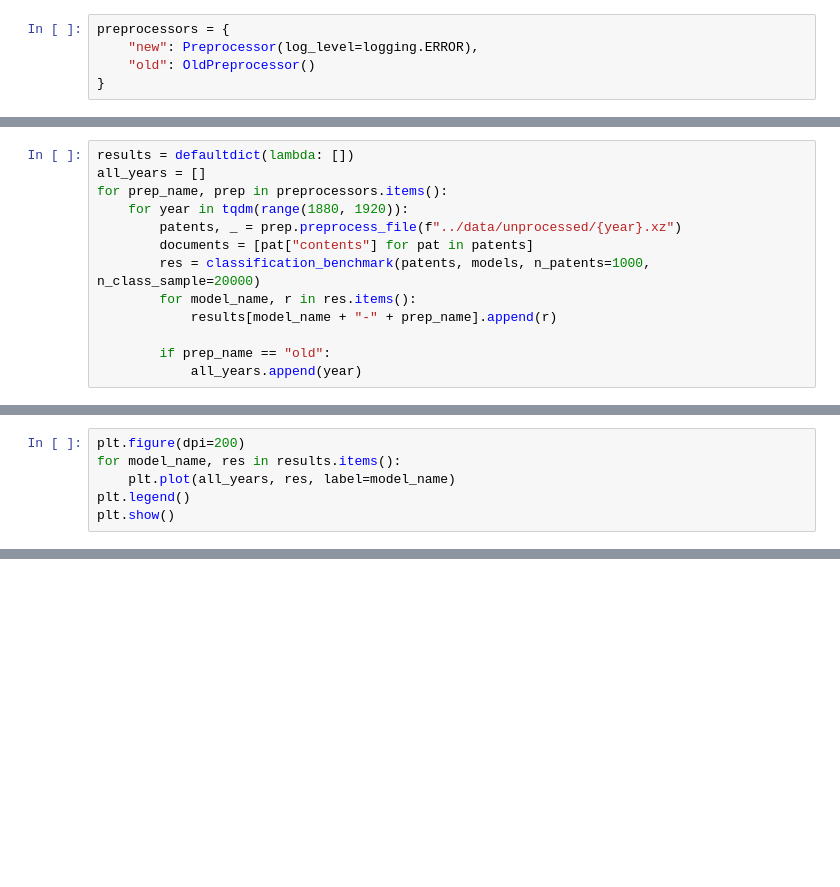
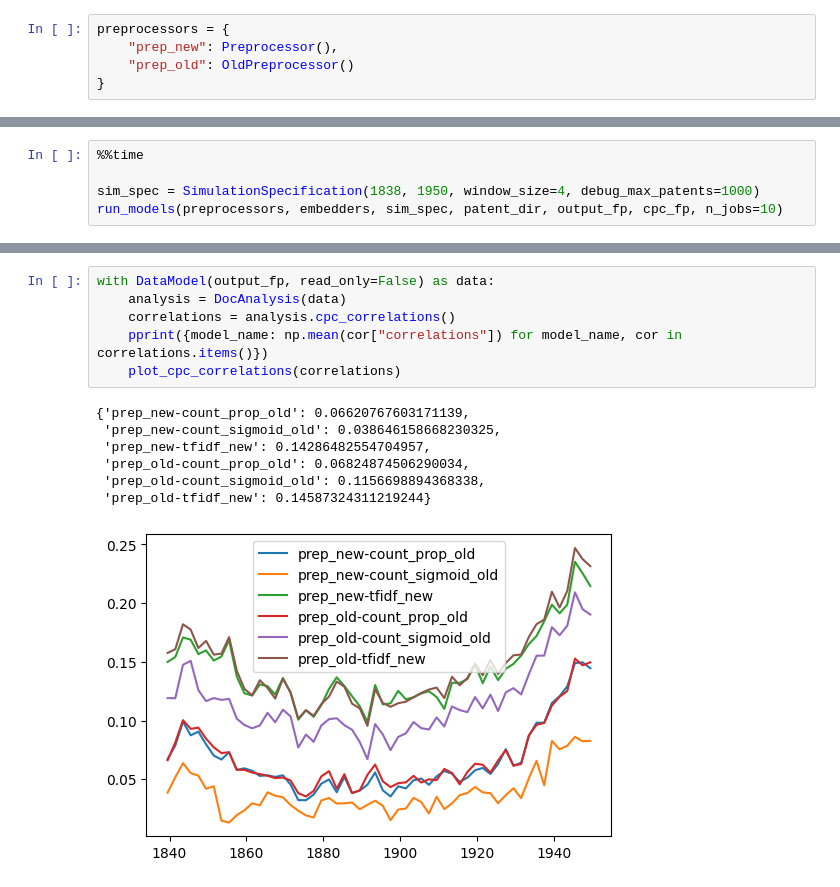
Before and after one commit to UtrechtUniversity/patent-breakthrough, a Jupyter notebook: examples/old-tfidf.ipynb, the cells around one changed output, grey strips where cells are left out. Cells and saved outputs as stored; diff of their text form; blank space fills up the shorter version.

Commit message:
Update code to use prep parameters

```diff
--- a/examples/old-tfidf.ipynb
+++ b/examples/old-tfidf.ipynb
@@ -16,6 +24,6 @@ models = {
 }
 # %%
 preprocessors = {
-    "new": Preprocessor(log_level=logging.ERROR),
-    "old": OldPreprocessor()
+    "prep_new": Preprocessor(),
+    "prep_old": OldPreprocessor()
 }
@@ -26,13 +29,0 @@ preprocessors = {
-# %%
-results = defaultdict(lambda: [])
-all_years = []
-for prep_name, prep in preprocessors.items():
-    for year in tqdm(range(1880, 1920)):
-        patents, _ = prep.preprocess_file(f"../data/unprocessed/{year}.xz")
-        documents = [pat["contents"] for pat in patents]
-        res = classification_benchmark(patents, models, n_patents=1000, n_class_sample=20000)
-        for model_name, r in res.items():
-            results[model_name + "-" + prep_name].append(r)
-
-        if prep_name == "old":
-            all_years.append(year)
@@ -43,6 +29,0 @@ print(all_years)
-# %%
-plt.figure(dpi=200)
-for model_name, res in results.items():
-    plt.plot(all_years, res, label=model_name)
-plt.legend()
-plt.show()
@@ -60,0 +30,5 @@ import numpy as np
+# %%
+%%time
+
+sim_spec = SimulationSpecification(1838, 1950, window_size=4, debug_max_patents=1000)
+run_models(preprocessors, embedders, sim_spec, patent_dir, output_fp, cpc_fp, n_jobs=10)
@@ -60,0 +41,14 @@ import numpy as np
+# %%
+with DataModel(output_fp, read_only=False) as data:
+    analysis = DocAnalysis(data)
+    correlations = analysis.cpc_correlations()
+    pprint({model_name: np.mean(cor["correlations"]) for model_name, cor in correlations.items()})
+    plot_cpc_correlations(correlations)
+# %% [output]
+{'prep_new-count_prop_old': 0.06620767603171139,
+ 'prep_new-count_sigmoid_old': 0.038646158668230325,
+ 'prep_new-tfidf_new': 0.14286482554704957,
+ 'prep_old-count_prop_old': 0.06824874506290034,
+ 'prep_old-count_sigmoid_old': 0.1156698894368338,
+ 'prep_old-tfidf_new': 0.14587324311219244}
+[figure, added]
```
Also changed, not shown: parts of 9 cells of this notebook, 12 other files.
